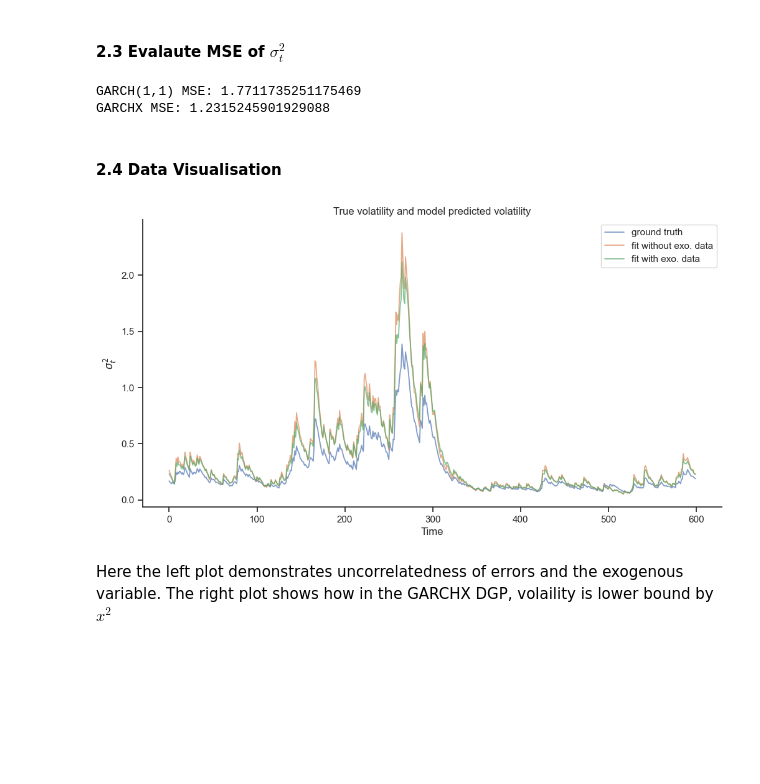
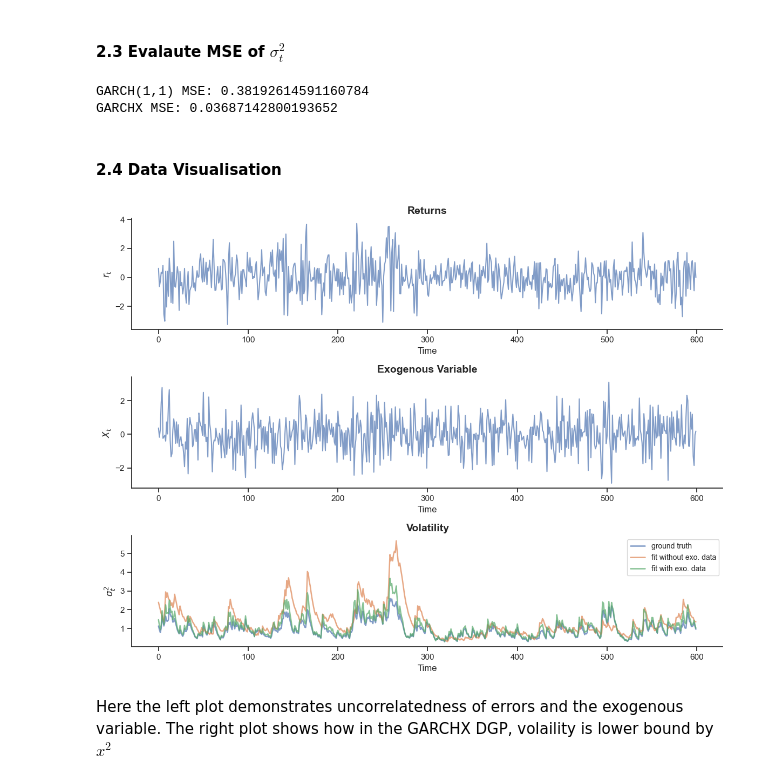
Before and after one commit to hwh1771/sentiment-analysis-volatility-forecasting, a Jupyter notebook: notebooks/05_simumlation_study.ipynb, the cells around one changed output. Cells and saved outputs as stored; diff of their text form; code cells hidden in the pictures; blank space fills up the shorter version.

```diff
--- a/notebooks/05_simumlation_study.ipynb
+++ b/notebooks/05_simumlation_study.ipynb
@@ -163,27 +164,43 @@ garch_with_exo.summary()
 # %% [markdown]
 #### 2.3 Evalaute MSE of $\sigma_t^2$
 # %%
-print(f"GARCH(1,1) MSE: {mse(sigma2, garch_without_exo.sigma2/1000000)}")
-print(f"GARCHX MSE: {mse(sigma2, garch_with_exo.sigma2/1000000)}")
+print(f"GARCH(1,1) MSE: {mse(sigma2, garch_without_exo.sigma2/100)}")
+print(f"GARCHX MSE: {mse(sigma2, garch_with_exo.sigma2/100)}")
 # %% [output]
-GARCH(1,1) MSE: 1.7711735251175469
-GARCHX MSE: 1.2315245901929088
+GARCH(1,1) MSE: 0.38192614591160784
+GARCHX MSE: 0.03687142800193652
 # %% [markdown]
 #### 2.4 Data Visualisation
-# %%
-f, axs = plt.subplots(figsize=(12, 6))
-
-plt.plot(sigma2[600:]/1, label='ground truth', alpha=0.7, linewidth=1.3)
-plt.plot(garch_without_exo.sigma2[600:]/1000000, label='fit without exo. data', alpha=0.7, linewidth=1.3)
-plt.plot(garch_with_exo.sigma2[600:]/1000000, label='fit with exo. data', alpha=0.7, linewidth=1.3)
-
-plt.legend()
-plt.title('True volatility and model predicted volatility')
-plt.ylabel(r'$\sigma_t^2$')
-plt.xlabel('Time')
-plt.show()
-# %% [output]
-[figure, removed]
+# %%
+f, axs = plt.subplots(3, 1, figsize=(12, 9))
+
+axs[0].plot(e[600:], alpha=0.7, linewidth=1.5)
+axs[0].set_xlabel('Time')
+axs[0].set_ylabel(r'$r_t$', fontsize=12)
+axs[0].set_title('Returns', fontsize=14, fontweight="bold")
+
+axs[1].plot(x[600:], alpha=0.7, linewidth=1.5)
+axs[1].set_xlabel('Time')
+axs[1].set_ylabel(r'$X_t$', fontsize=12)
+axs[1].set_title('Exogenous Variable', fontsize=14, fontweight="bold")
+
+axs[2].plot(sigma2[600:], label='ground truth', alpha=0.7, linewidth=1.8)
+axs[2].plot(garch_without_exo.sigma2[600:]/100, label='fit without exo. data', alpha=0.7, linewidth=1.8)
+axs[2].plot(garch_with_exo.sigma2[600:]/100, label='fit with exo. data', alpha=0.7, linewidth=1.8)
+axs[2].set_xlabel('Time')
+axs[2].set_ylabel(r'$\sigma_t^2$', fontsize=12)
+axs[2].set_title('Volatility', fontsize=14, fontweight="bold")
+axs[2].legend(loc="upper right", fontsize=10, frameon=True)
+
+
+f.subplots_adjust(hspace=5.9)
+
+
+f.tight_layout()
+
+plt.show()
+# %% [output]
+[figure, added]
 # %% [markdown]
 Here the left plot demonstrates uncorrelatedness of errors and the exogenous variable. The right plot shows how in the GARCHX DGP, volaility is lower bound by $x^2$
 # %%
```
Also changed, not shown: parts of 6 cells of this notebook.
